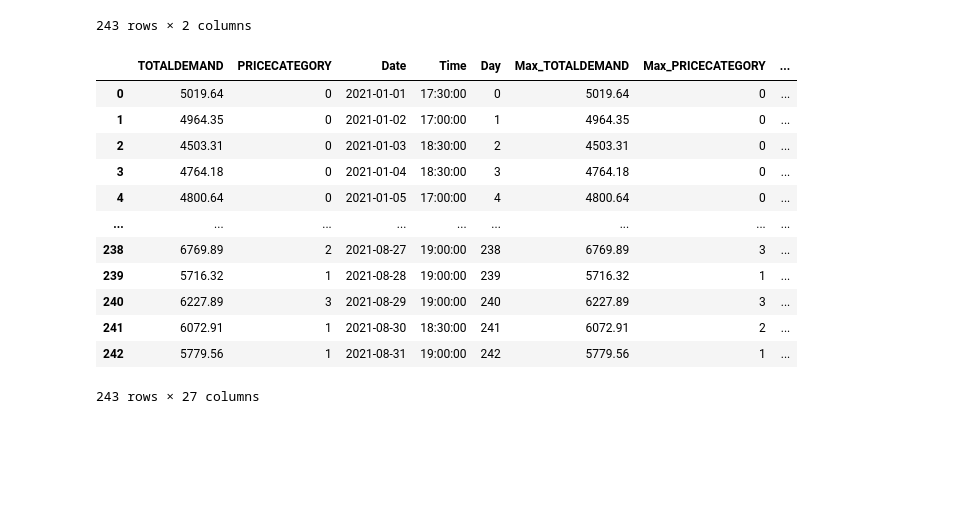
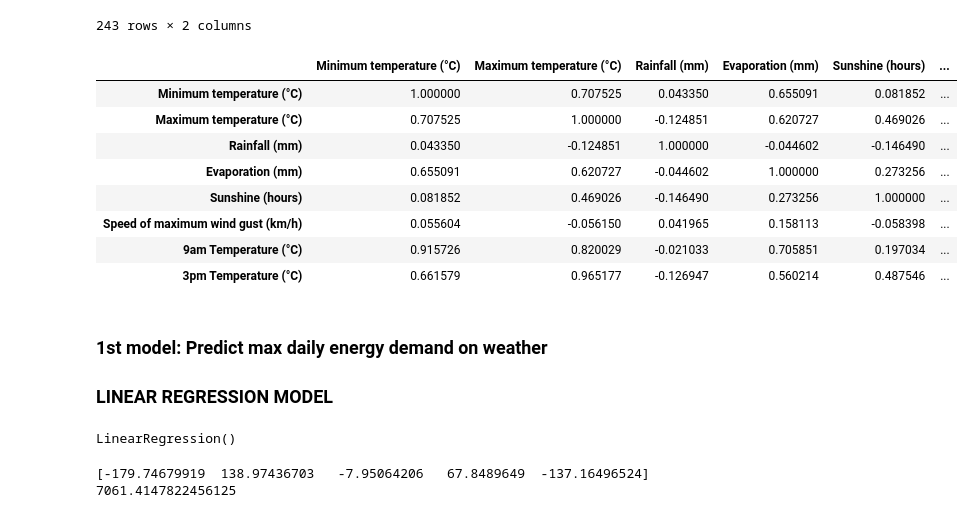
Before and after one commit to Rloanuald/DATA0006_A2_WeatherVsEnergy, a Jupyter notebook: 0.assign2_group2.ipynb, the cells around one changed output. Saved outputs shown, nothing was run; the diff lists cells and outputs as text; code cells hidden in the pictures; blank space fills up the shorter version.

Commit message:
Add files via upload
fix some bugs
-added all metrics to play around

```diff
--- a/0.assign2_group2.ipynb
+++ b/0.assign2_group2.ipynb
@@ -33 +29,6 @@ weather = pd.read_csv('weather_data.csv', parse_dates=['Date'], dayfirst=True)
+# %%
+# DATA imputation: convert 'Calm' to 0 for wind speed columns
+weather = weather.replace(to_replace='Calm', value=0)
+weather['9am wind speed (km/h)'] = weather['9am wind speed (km/h)'].apply(pd.to_numeric, errors='coerce')
+weather['3pm wind speed (km/h)'] = weather['3pm wind speed (km/h)'].apply(pd.to_numeric, errors='coerce')
 # %%
@@ -99,23 +119,7 @@ max_price
 # %%
 weather.set_index('Date')
 max_demand.set_index('Date')
-all_data = max_demand.merge(max_price)
-all_data = all_data.merge(weather)
+dataset = max_demand.merge(max_price)
+dataset = dataset.merge(weather)
 
-all_data = all_data.drop(columns = ['index','REGION','SETTLEMENTDATE'])
+dataset = dataset.drop(columns = ['index','REGION','SETTLEMENTDATE'])
-# %%
-all_data
-# %% [output]
-|  | TOTALDEMAND | PRICECATEGORY | Date | Time | Day | Max_TOTALDEMAND | Max_PRICECATEGORY | ... |
-| 0 | 5019.64 | 0 | 2021-01-01 | 17:30:00 | 0 | 5019.64 | 0 | ... |
-| 1 | 4964.35 | 0 | 2021-01-02 | 17:00:00 | 1 | 4964.35 | 0 | ... |
-| 2 | 4503.31 | 0 | 2021-01-03 | 18:30:00 | 2 | 4503.31 | 0 | ... |
-| 3 | 4764.18 | 0 | 2021-01-04 | 18:30:00 | 3 | 4764.18 | 0 | ... |
-| 4 | 4800.64 | 0 | 2021-01-05 | 17:00:00 | 4 | 4800.64 | 0 | ... |
-| ... | ... | ... | ... | ... | ... | ... | ... | ... |
-| 238 | 6769.89 | 2 | 2021-08-27 | 19:00:00 | 238 | 6769.89 | 3 | ... |
-| 239 | 5716.32 | 1 | 2021-08-28 | 19:00:00 | 239 | 5716.32 | 1 | ... |
-| 240 | 6227.89 | 3 | 2021-08-29 | 19:00:00 | 240 | 6227.89 | 3 | ... |
-| 241 | 6072.91 | 1 | 2021-08-30 | 18:30:00 | 241 | 6072.91 | 2 | ... |
-| 242 | 5779.56 | 1 | 2021-08-31 | 19:00:00 | 242 | 5779.56 | 1 | ... |
-243 rows × 27 columns
@@ -121,0 +130,53 @@ all_data
+# %%
+# Pairwise pearson r correlation matrix between different variables
+corr = dataset[['Minimum temperature (°C)', 'Maximum temperature (°C)', 'Rainfall (mm)', \
+                'Evaporation (mm)', 'Sunshine (hours)', 'Speed of maximum wind gust (km/h)', \
+                '9am Temperature (°C)', '3pm Temperature (°C)' ]].corr(method='pearson')
+
+# corr = dataset[['Minimum temperature (°C)', 'Maximum temperature (°C)', 'Rainfall (mm)', \
+#                 'Evaporation (mm)', 'Sunshine (hours)', 'Speed of maximum wind gust (km/h)' \
+#                 ]].corr(method='pearson')
+# corr = dataset[['Minimum temperature (°C)', 'Maximum temperature (°C)', 'Evaporation (mm)', \
+#                   '9am Temperature (°C)', '3pm Temperature (°C)' ]].corr(method='pearson')
+
+corr
+# %% [output]
+|  | Minimum temperature (°C) | Maximum temperature (°C) | Rainfall (mm) | Evaporation (mm) | Sunshine (hours) | ... |
+| Minimum temperature (°C) | 1.000000 | 0.707525 | 0.043350 | 0.655091 | 0.081852 | ... |
+| Maximum temperature (°C) | 0.707525 | 1.000000 | -0.124851 | 0.620727 | 0.469026 | ... |
+| Rainfall (mm) | 0.043350 | -0.124851 | 1.000000 | -0.044602 | -0.146490 | ... |
+| Evaporation (mm) | 0.655091 | 0.620727 | -0.044602 | 1.000000 | 0.273256 | ... |
+| Sunshine (hours) | 0.081852 | 0.469026 | -0.146490 | 0.273256 | 1.000000 | ... |
+| Speed of maximum wind gust (km/h) | 0.055604 | -0.056150 | 0.041965 | 0.158113 | -0.058398 | ... |
+| 9am Temperature (°C) | 0.915726 | 0.820029 | -0.021033 | 0.705851 | 0.197034 | ... |
+| 3pm Temperature (°C) | 0.661579 | 0.965177 | -0.126947 | 0.560214 | 0.487546 | ... |
+# %% [markdown]
+### 1st model: Predict max daily energy demand on weather
+### LINEAR REGRESSION MODEL
+# %%
+import pandas as pd
+from sklearn.model_selection import train_test_split
+from sklearn.metrics import accuracy_score
+from sklearn import linear_model
+
+# Choose the features (input)
+X = dataset[['Minimum temperature (°C)', 'Maximum temperature (°C)', 'Evaporation (mm)', '9am Temperature (°C)', '3pm Temperature (°C)']]
+
+# What we have to predict (output)
+Y = dataset['Max_TOTALDEMAND']
+
+# Splitting the data into training set and testing set
+X_train, X_test, Y_train, Y_test = train_test_split(X, Y, train_size = 0.8, random_state = 1)
+
+# Generate the regression model (import .linear_model to use .LinearRegression() func)
+lm = linear_model.LinearRegression()
+
+# Create/ Produce the model: Fit training data into model
+model = lm.fit(X_train, Y_train)
+display(model)
+
+# Predict coefficient & intercept from linear regression model(lm)
+print(lm.coef_, lm.intercept_)
+# %% [output]
+LinearRegression()
+[-179.74679919  138.97436703   -7.95064206   67.8489649  -137.16496524] 7061.4147822456125
```
Also changed, not shown: parts of 20 cells of this notebook.
